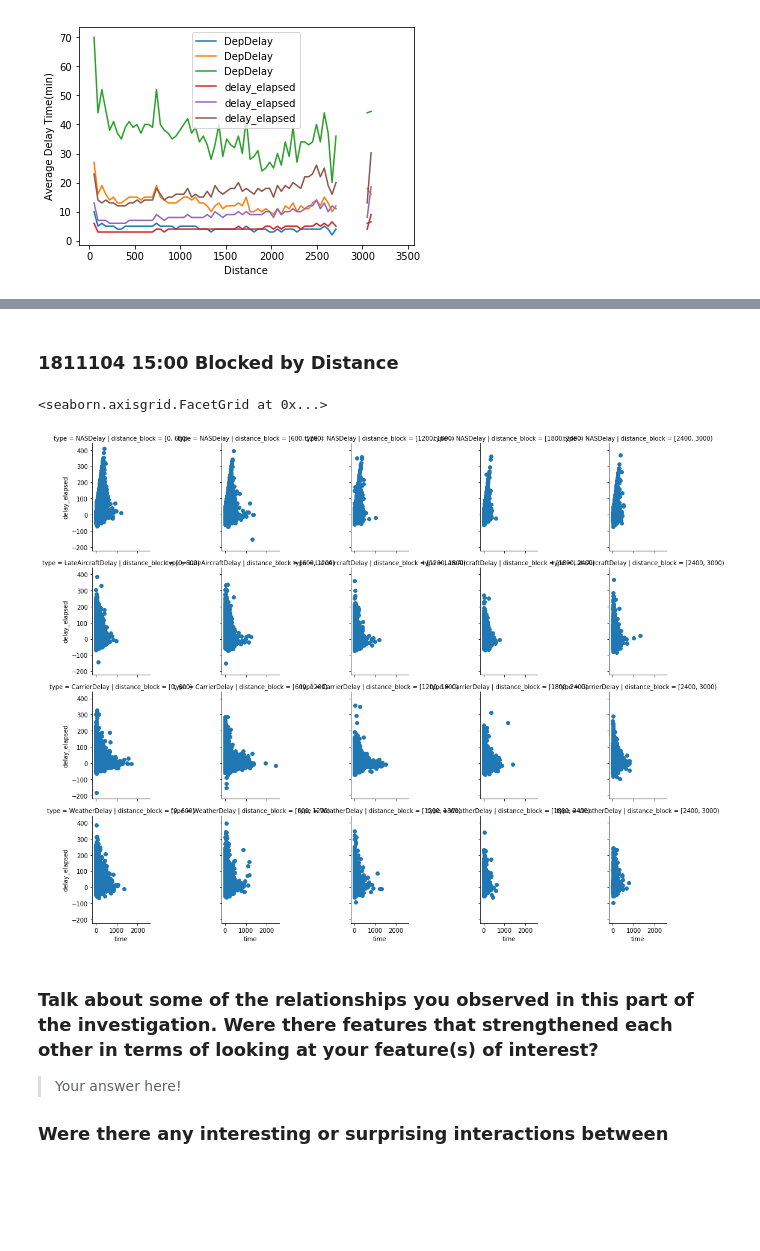
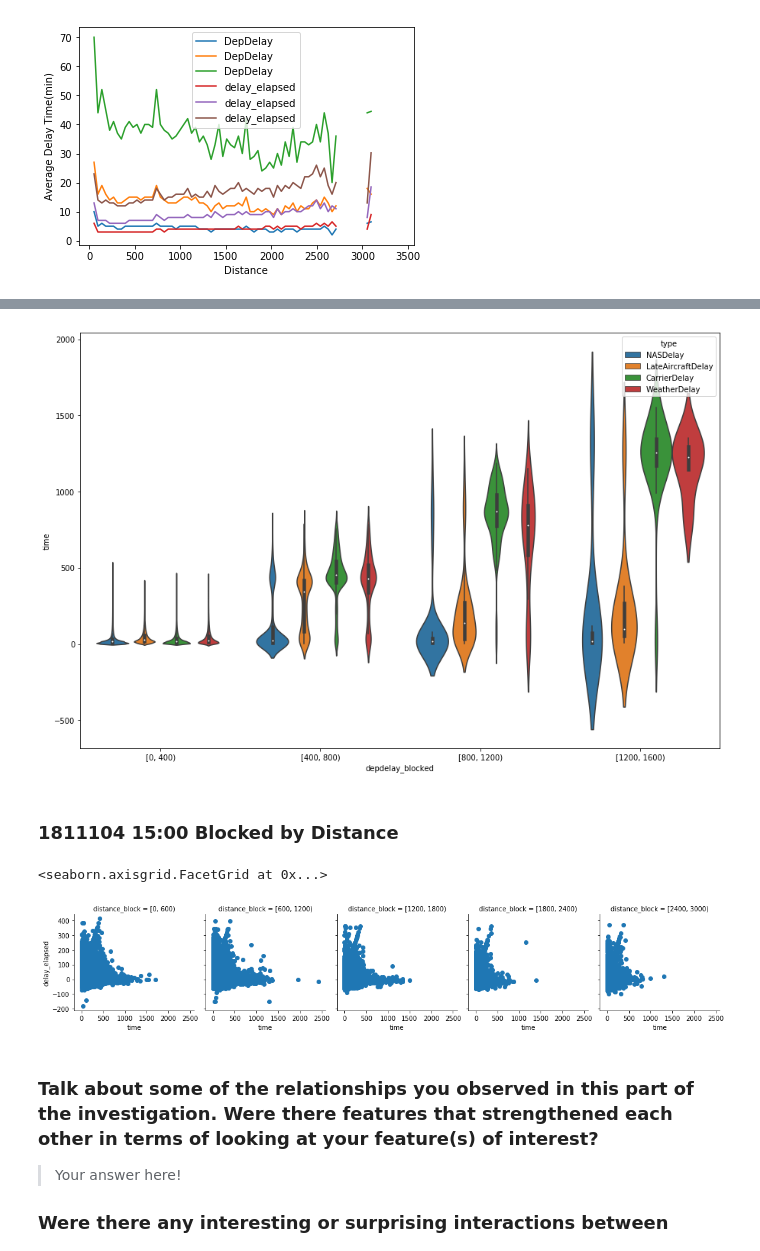
Before and after one commit to kudojp/FlightsDataAnalysis, a Jupyter notebook: exploration_template.ipynb, the cells around one changed output, grey strips where cells are left out. Saved outputs shown, nothing was run; the diff lists cells and outputs as text; code cells hidden in the pictures; blank space fills up the shorter version.

Commit message:
added violin plots in multi-exploration

```diff
--- a/exploration_template.ipynb
+++ b/exploration_template.ipynb
@@ -739,0 +733,6 @@ g.map(plt.scatter, "Distance","time");
+# %%
+bin_edges = np.arange(0,600,200)
+dummy3["elapsed_blocked"] = pd.cut(dummy3.delay_elapsed, bin_edges, right=False, include_lowest=True)
+
+g = sb.FacetGrid(data=dummy3, row="elapsed_blocked", col="type" )
+g.map(plt.scatter, "Distance","time")
@@ -754,0 +768,4 @@ g.map(plt.scatter, "Distance", "time");
+# %%
+dummy3["distance_block"] = pd.cut(dummy3.Distance, bin_edges, right=False, include_lowest=True)
+plt.figure(figsize=[15,10])
+sb.boxplot(data=dummy3, hue="type", y="time", x="depdelay_blocked");
@@ -755,13 +774,18 @@ g.map(plt.scatter, "Distance", "time");
+# %%
+plt.figure(figsize=[15,10])
+sb.violinplot(data=dummy3, hue="type", y="time", x="depdelay_blocked");
+# %% [output]
+[figure, added]
 # %% [markdown]
 ### 1811104 15:00 Blocked by Distance
 # %%
 bin_edges = np.arange(0,3600,600)
-dummy["distance_block"] = pd.cut(dummy.Distance, bin_edges, right=False, include_lowest=True)
-g = sb.FacetGrid(data=dummy, row="distance_block", row="type" )
+dummy3["distance_block"] = pd.cut(dummy3.Distance, bin_edges, right=False, include_lowest=True)
+g = sb.FacetGrid(data=dummy3, col="distance_block" )
 g.map(plt.scatter, "time", "delay_elapsed")
 # %% [output]
 <seaborn.axisgrid.FacetGrid at 0x...>
-[figure, old version]
+[figure, new version]
 # %% [markdown]
 ### Talk about some of the relationships you observed in this part of the investigation. Were there features that strengthened each other in terms of looking at your feature(s) of interest?
 
```
Also changed, not shown: parts of 29 cells of this notebook.
